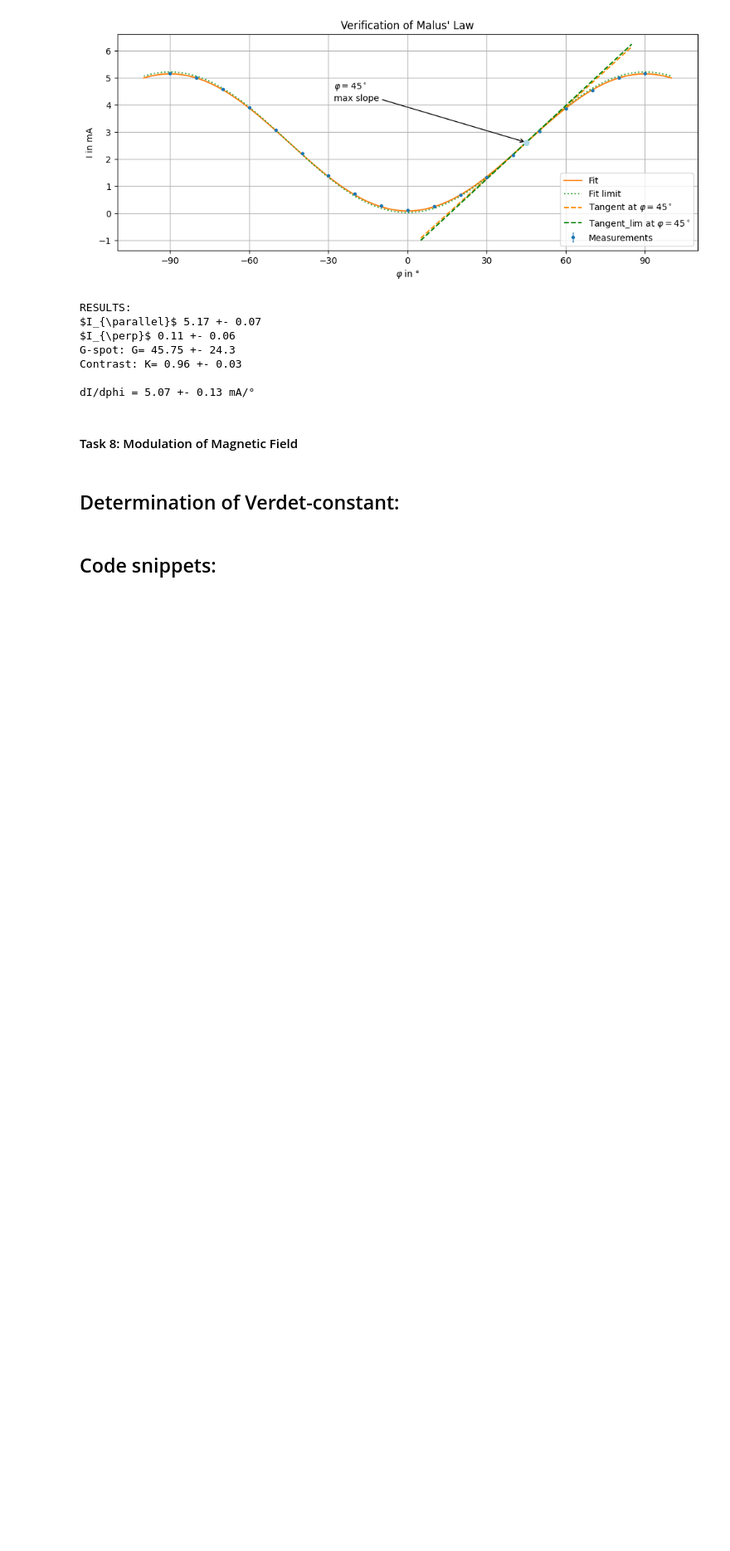
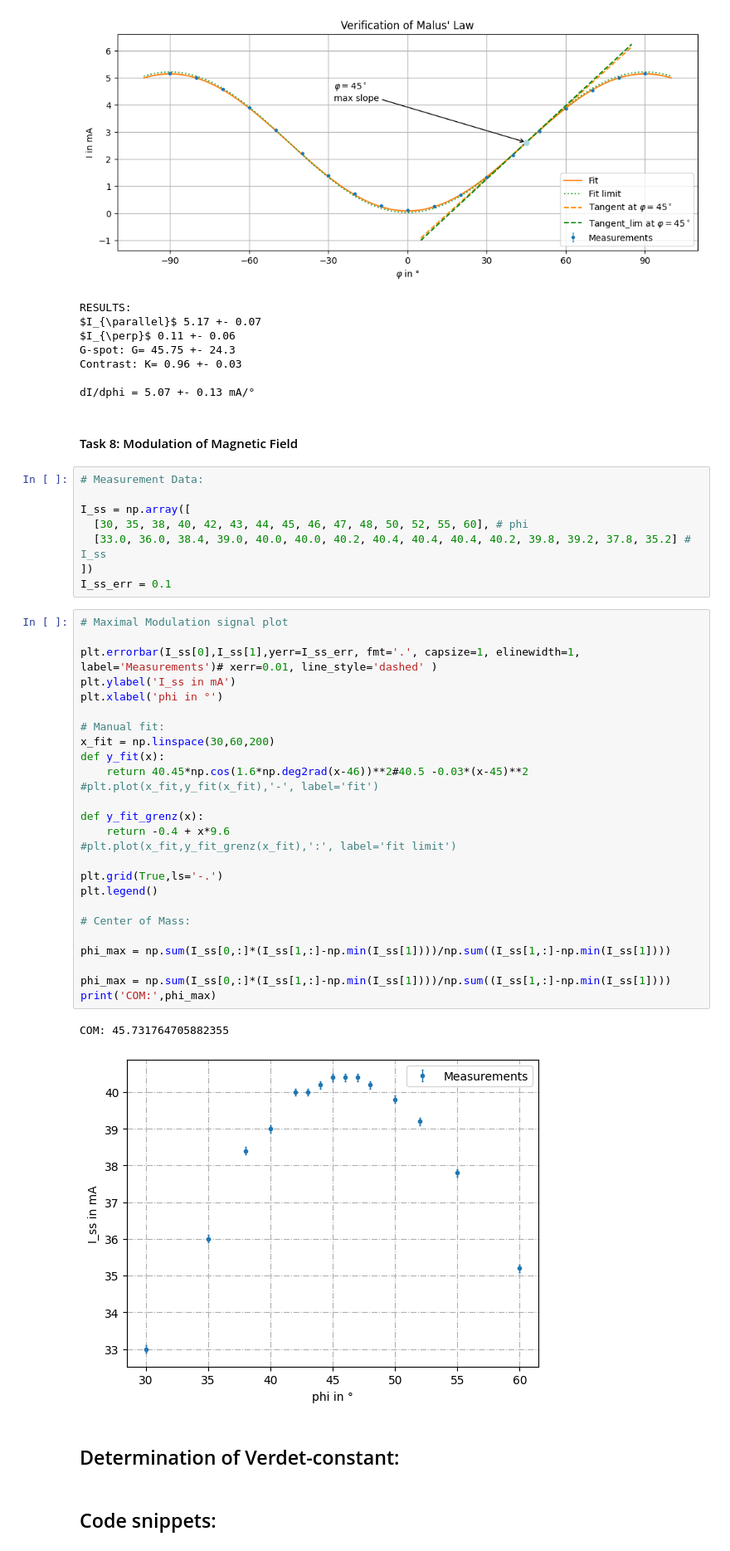
Before and after one commit to cembomembo/FP-Faraday, a Jupyter notebook: Evaluation/evaluation.ipynb, the cells around one changed output. Shown at 83% size. Saved outputs shown, nothing was run; the diff lists cells and outputs as text; blank space fills up the shorter version.

```diff
--- a/Evaluation/evaluation.ipynb
+++ b/Evaluation/evaluation.ipynb
@@ -325,6 +325,43 @@ Contrast: K= 0.96 +- 0.03
 dI/dphi = 5.07 +- 0.13 mA/°
 # %% [markdown]
 #### Task 8: Modulation of Magnetic Field
+# %%
+# Measurement Data:
+
+I_ss = np.array([
+  [30, 35, 38, 40, 42, 43, 44, 45, 46, 47, 48, 50, 52, 55, 60], # phi
+  [33.0, 36.0, 38.4, 39.0, 40.0, 40.0, 40.2, 40.4, 40.4, 40.4, 40.2, 39.8, 39.2, 37.8, 35.2] # I_ss
+])
+I_ss_err = 0.1
+# %%
+# Maximal Modulation signal plot
+
+plt.errorbar(I_ss[0],I_ss[1],yerr=I_ss_err, fmt='.', capsize=1, elinewidth=1, label='Measurements')# xerr=0.01, line_style='dashed' )
+plt.ylabel('I_ss in mA')
+plt.xlabel('phi in °')
+
+# Manual fit:
+x_fit = np.linspace(30,60,200)
+def y_fit(x):
+    return 40.45*np.cos(1.6*np.deg2rad(x-46))**2#40.5 -0.03*(x-45)**2
+#plt.plot(x_fit,y_fit(x_fit),'-', label='fit')
+
+def y_fit_grenz(x):
+    return -0.4 + x*9.6
+#plt.plot(x_fit,y_fit_grenz(x_fit),':', label='fit limit')
+
+plt.grid(True,ls='-.')
+plt.legend()
+
+# Center of Mass:
+
+phi_max = np.sum(I_ss[0,:]*(I_ss[1,:]-np.min(I_ss[1])))/np.sum((I_ss[1,:]-np.min(I_ss[1])))
+
+phi_max = np.sum(I_ss[0,:]*(I_ss[1,:]-np.min(I_ss[1])))/np.sum((I_ss[1,:]-np.min(I_ss[1])))
+print('COM:',phi_max)
+# %% [output]
+COM: 45.731764705882355
+[figure, added]
 # %% [markdown]
 ## Determination of Verdet-constant:
 # %% [markdown]
```
